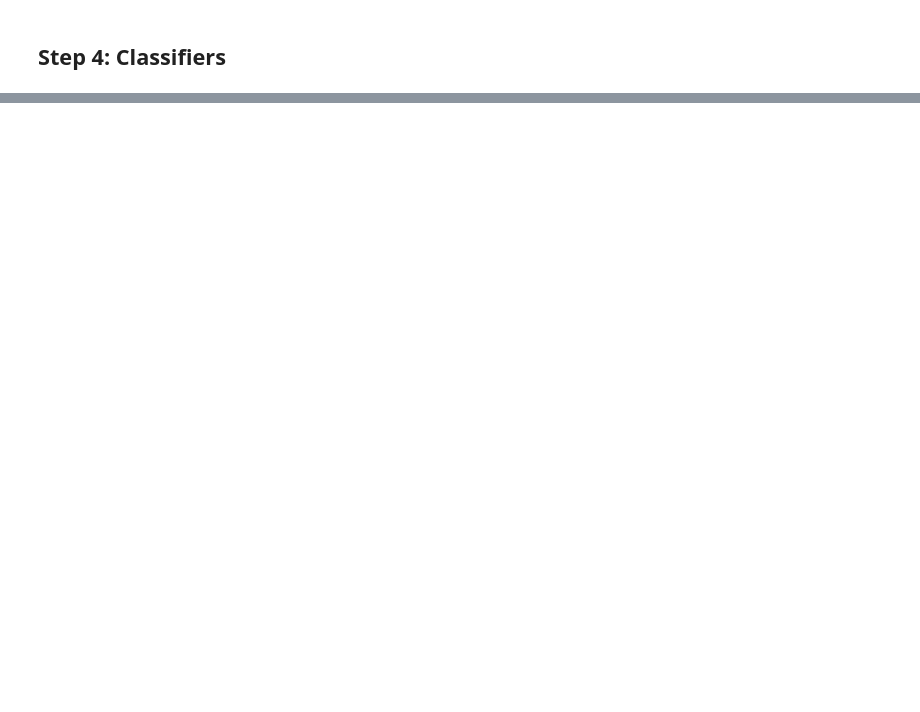
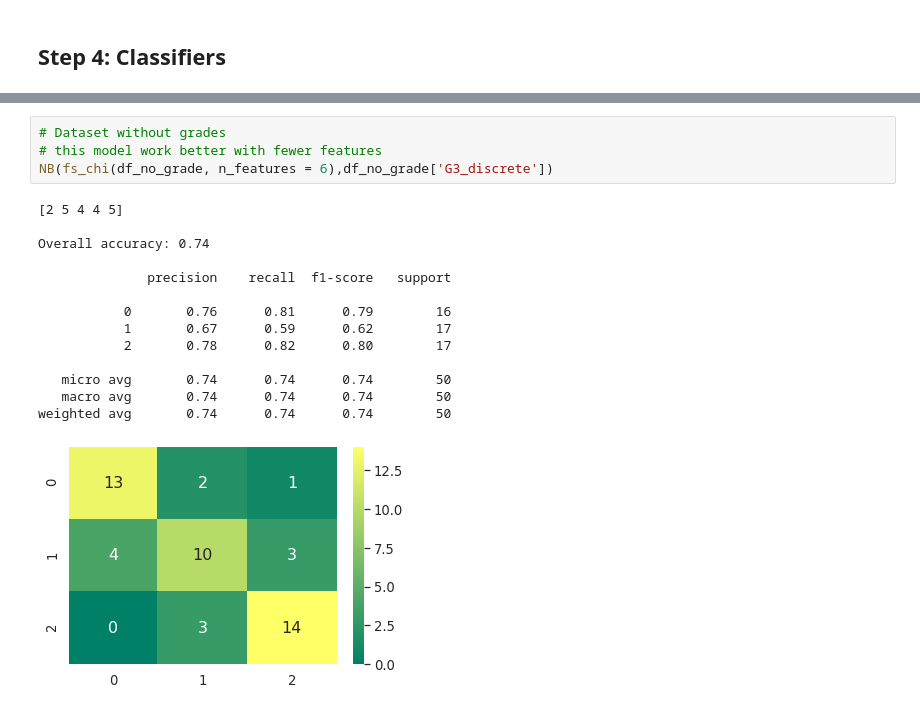
Before and after one commit to olga-khab/msa-predicting-performance, a Jupyter notebook: msa-project.ipynb, the cells around one changed output, grey strips where cells are left out. Saved outputs shown, nothing was run; the diff lists cells and outputs as text; blank space fills up the shorter version.

```diff
--- a/msa-project.ipynb
+++ b/msa-project.ipynb
@@ -987,0 +264,19 @@ Successfully installed kaggle-1.5.6 python-slugify-4.0.0 text-unidecode-1.3 urll
+# %%
+# Dataset without grades
+# this model work better with fewer features
+NB(fs_chi(df_no_grade, n_features = 6),df_no_grade['G3_discrete'])
+# %% [output]
+[2 5 4 4 5]
+
+Overall accuracy: 0.74
+
+              precision    recall  f1-score   support
+
+           0       0.76      0.81      0.79        16
+           1       0.67      0.59      0.62        17
+           2       0.78      0.82      0.80        17
+
+   micro avg       0.74      0.74      0.74        50
+   macro avg       0.74      0.74      0.74        50
+weighted avg       0.74      0.74      0.74        50
+[figure, added]
```
Also changed, not shown: parts of 72 cells of this notebook.
